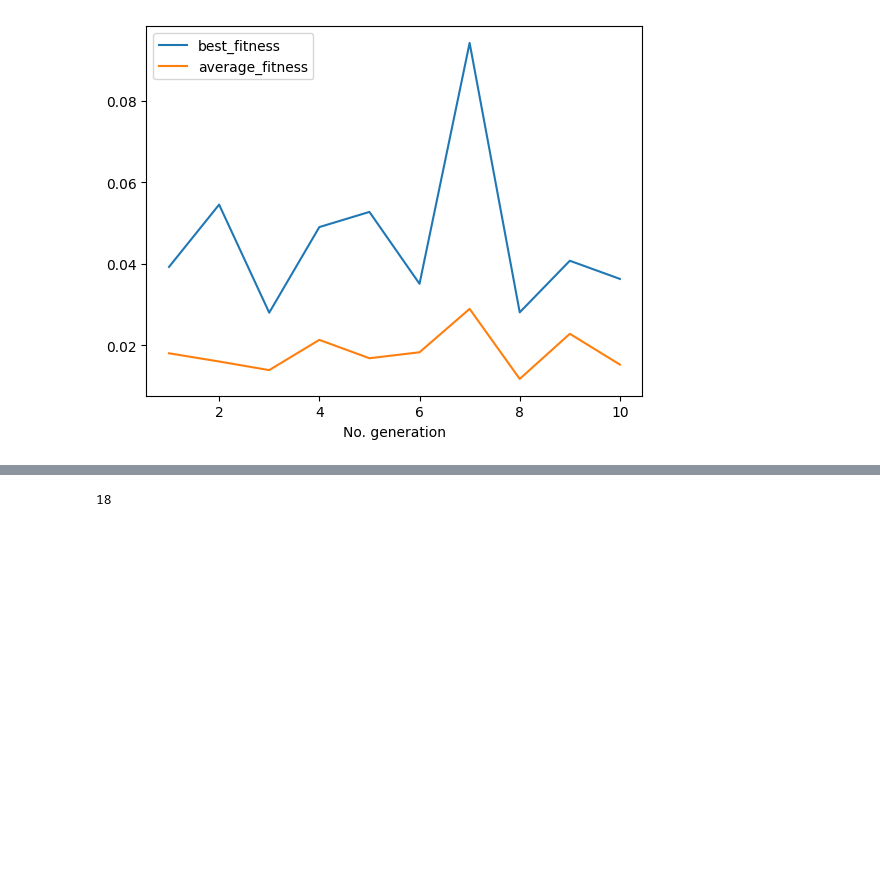
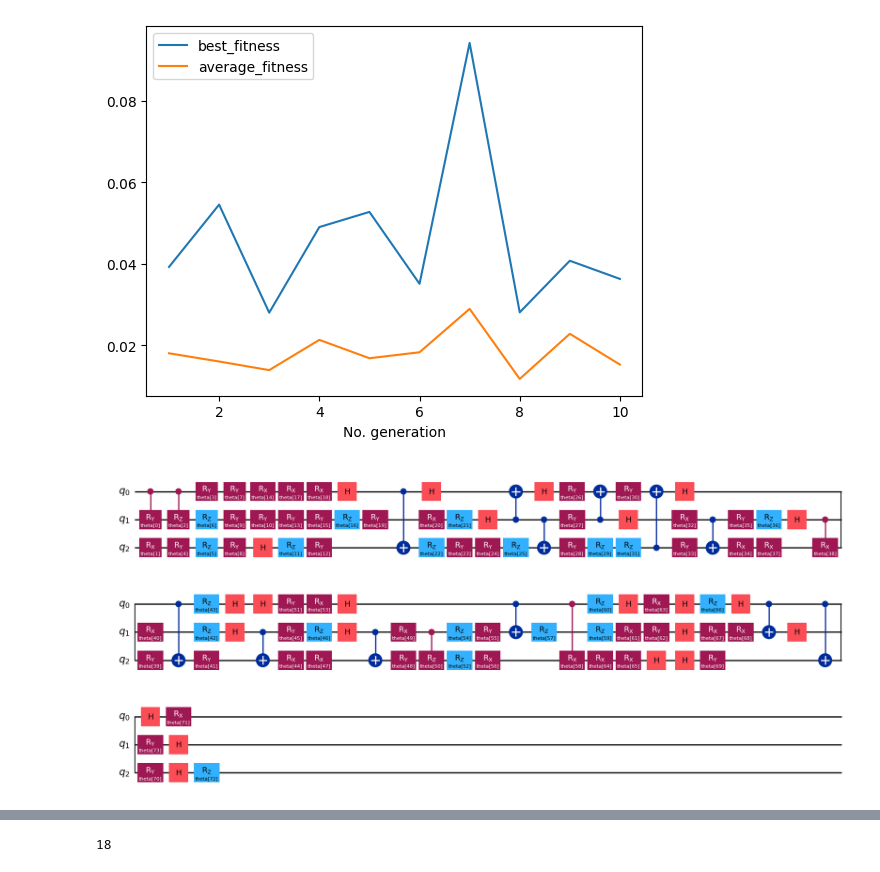
Before and after one commit to vutuanhai237/GateSynthesisQC, a Jupyter notebook: new_ga_synthesize_cnot.ipynb, the cells around one changed output, grey strips where cells are left out. Drawn from its saved outputs; the diff is of its cells as text; code cells hidden in the pictures; blank space fills up the shorter version.

```diff
--- a/new_ga_synthesize_cnot.ipynb
+++ b/new_ga_synthesize_cnot.ipynb
@@ -121,0 +107,4 @@ def fitness_synthesis(qc: qiskit.QuantumCircuit):
+# %%
+qc_qiskit.draw('mpl')
+# %% [output]
+[figure, added]
```
Also changed, not shown: parts of 2 cells of this notebook, 1 other file.
